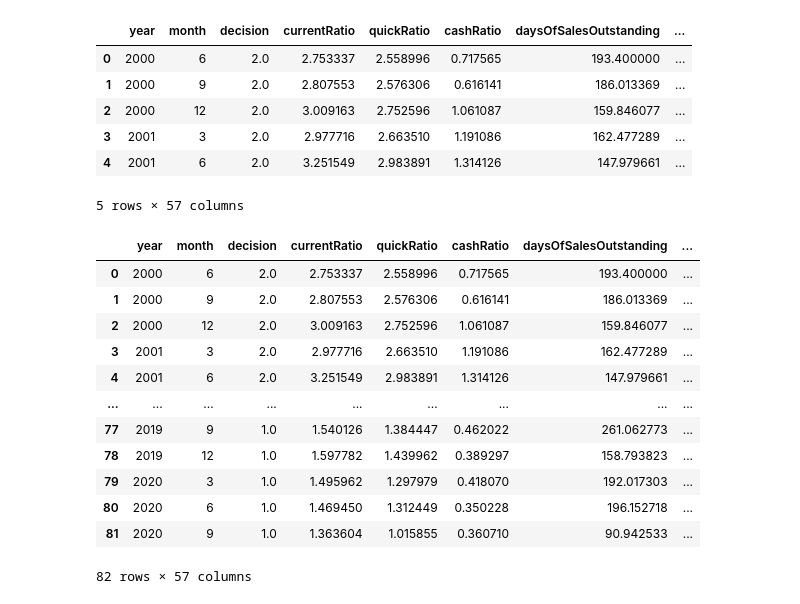
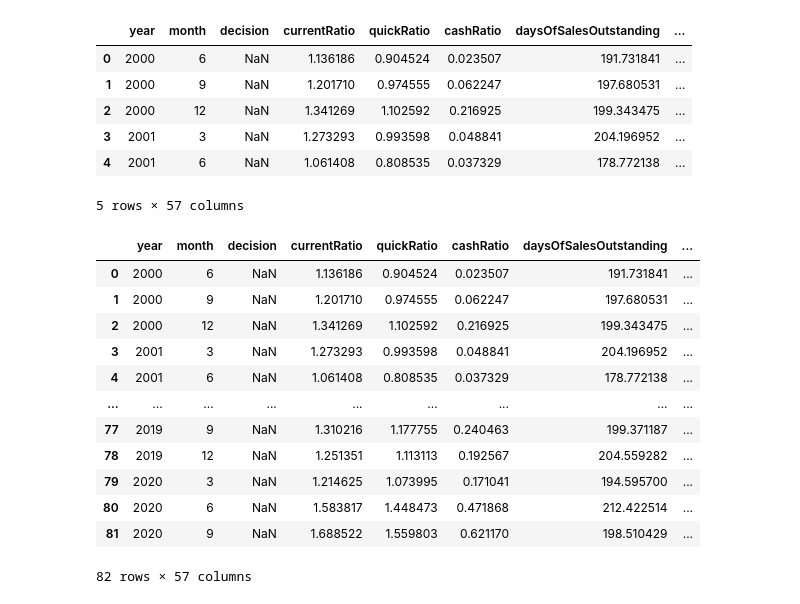
Before and after one commit to jacob-servidio/Final_Project, a Jupyter notebook: Machine_Learning_Classifier.ipynb, the cells around one changed output. Saved outputs shown, nothing was run; the diff lists cells and outputs as text; code cells hidden in the pictures.

Commit message:
FDX data cleanup, API pull

```diff
--- a/Machine_Learning_Classifier.ipynb
+++ b/Machine_Learning_Classifier.ipynb
@@ -11,16 +11,16 @@ from sklearn.model_selection import GridSearchCV
 # %%
 #reading in data
 #dropping extra index
-df = pd.read_csv('Test Data/quarterly_data.csv')
+df = pd.read_csv('Data/FDX_quarterly_data.csv')
 df = df.drop(['Unnamed: 0'], axis=1)
 df.head()
 # %% [output]
 |  | year | month | decision | currentRatio | quickRatio | cashRatio | daysOfSalesOutstanding | ... |
-| 0 | 2000 | 6 | 2.0 | 2.753337 | 2.558996 | 0.717565 | 193.400000 | ... |
-| 1 | 2000 | 9 | 2.0 | 2.807553 | 2.576306 | 0.616141 | 186.013369 | ... |
-| 2 | 2000 | 12 | 2.0 | 3.009163 | 2.752596 | 1.061087 | 159.846077 | ... |
-| 3 | 2001 | 3 | 2.0 | 2.977716 | 2.663510 | 1.191086 | 162.477289 | ... |
-| 4 | 2001 | 6 | 2.0 | 3.251549 | 2.983891 | 1.314126 | 147.979661 | ... |
+| 0 | 2000 | 6 | NaN | 1.136186 | 0.904524 | 0.023507 | 191.731841 | ... |
+| 1 | 2000 | 9 | NaN | 1.201710 | 0.974555 | 0.062247 | 197.680531 | ... |
+| 2 | 2000 | 12 | NaN | 1.341269 | 1.102592 | 0.216925 | 199.343475 | ... |
+| 3 | 2001 | 3 | NaN | 1.273293 | 0.993598 | 0.048841 | 204.196952 | ... |
+| 4 | 2001 | 6 | NaN | 1.061408 | 0.808535 | 0.037329 | 178.772138 | ... |
 5 rows × 57 columns
 # %%
 #splitting data
@@ -32,17 +32,17 @@ X_train, X_test, y_train, y_test, = train_test_split(X, y)
 df
 # %% [output]
 |  | year | month | decision | currentRatio | quickRatio | cashRatio | daysOfSalesOutstanding | ... |
-| 0 | 2000 | 6 | 2.0 | 2.753337 | 2.558996 | 0.717565 | 193.400000 | ... |
-| 1 | 2000 | 9 | 2.0 | 2.807553 | 2.576306 | 0.616141 | 186.013369 | ... |
-| 2 | 2000 | 12 | 2.0 | 3.009163 | 2.752596 | 1.061087 | 159.846077 | ... |
-| 3 | 2001 | 3 | 2.0 | 2.977716 | 2.663510 | 1.191086 | 162.477289 | ... |
-| 4 | 2001 | 6 | 2.0 | 3.251549 | 2.983891 | 1.314126 | 147.979661 | ... |
+| 0 | 2000 | 6 | NaN | 1.136186 | 0.904524 | 0.023507 | 191.731841 | ... |
+| 1 | 2000 | 9 | NaN | 1.201710 | 0.974555 | 0.062247 | 197.680531 | ... |
+| 2 | 2000 | 12 | NaN | 1.341269 | 1.102592 | 0.216925 | 199.343475 | ... |
+| 3 | 2001 | 3 | NaN | 1.273293 | 0.993598 | 0.048841 | 204.196952 | ... |
+| 4 | 2001 | 6 | NaN | 1.061408 | 0.808535 | 0.037329 | 178.772138 | ... |
 | ... | ... | ... | ... | ... | ... | ... | ... | ... |
-| 77 | 2019 | 9 | 1.0 | 1.540126 | 1.384447 | 0.462022 | 261.062773 | ... |
-| 78 | 2019 | 12 | 1.0 | 1.597782 | 1.439962 | 0.389297 | 158.793823 | ... |
-| 79 | 2020 | 3 | 1.0 | 1.495962 | 1.297979 | 0.418070 | 192.017303 | ... |
-| 80 | 2020 | 6 | 1.0 | 1.469450 | 1.312449 | 0.350228 | 196.152718 | ... |
-| 81 | 2020 | 9 | 1.0 | 1.363604 | 1.015855 | 0.360710 | 90.942533 | ... |
+| 77 | 2019 | 9 | NaN | 1.310216 | 1.177755 | 0.240463 | 199.371187 | ... |
+| 78 | 2019 | 12 | NaN | 1.251351 | 1.113113 | 0.192567 | 204.559282 | ... |
+| 79 | 2020 | 3 | NaN | 1.214625 | 1.073995 | 0.171041 | 194.595700 | ... |
+| 80 | 2020 | 6 | NaN | 1.583817 | 1.448473 | 0.471868 | 212.422514 | ... |
+| 81 | 2020 | 9 | NaN | 1.688522 | 1.559803 | 0.621170 | 198.510429 | ... |
 82 rows × 57 columns
 # %%
 #algorithms
```
Also changed, not shown: parts of 4 cells of this notebook, 6 other files.
